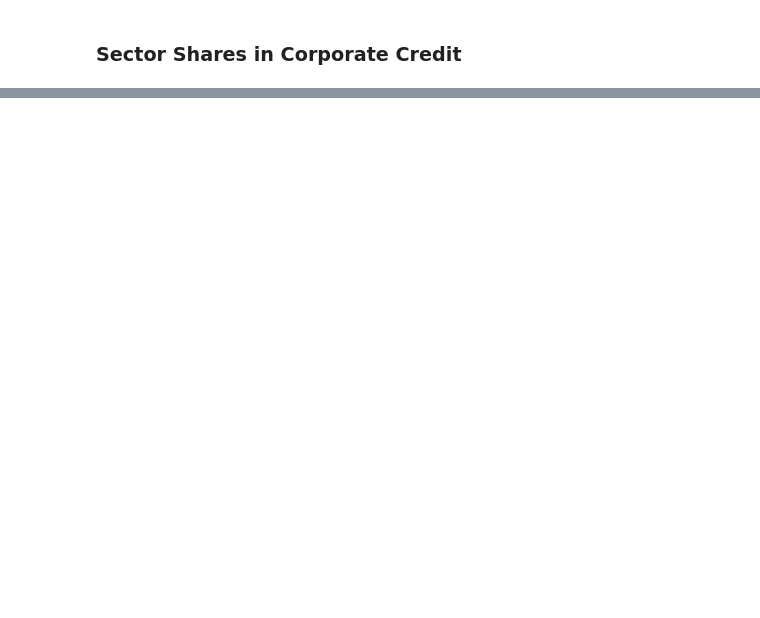
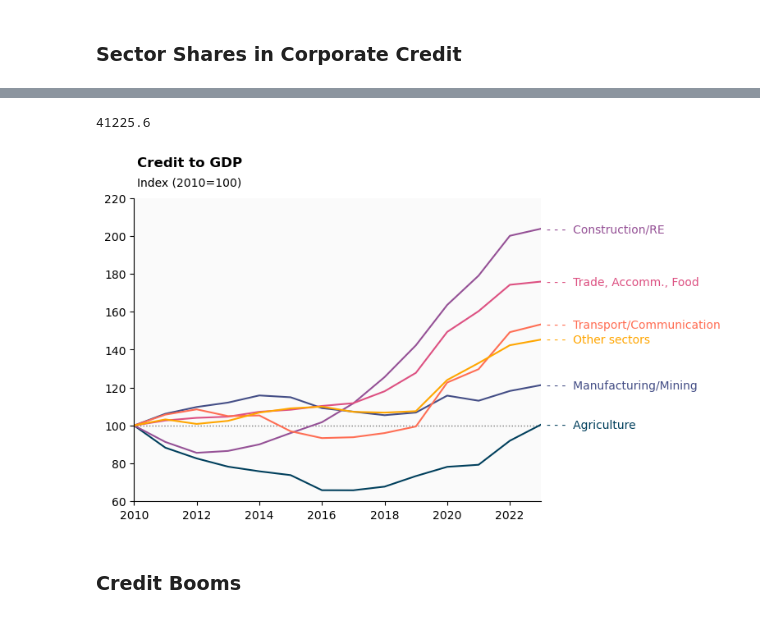
Before and after one commit to zogvc/credit-misallocation-and-business-cycle, a Jupyter notebook: figures.ipynb, the cells around one changed output, grey strips where cells are left out. Saved outputs shown, nothing was run; the diff lists cells and outputs as text; code cells hidden in the pictures; blank space fills up the shorter version.

```diff
--- a/figures.ipynb
+++ b/figures.ipynb
@@ -60,0 +99,45 @@ fig.savefig('./figures/firm_credit_to_gdp.png')
+# %%
+ifc_annual = ifc.iloc[3::4, :]
+# %%
+ifc_annual.agr.iloc[0]
+# %% [output]
+41225.6
+# %%
+data = ifc_annual.div(gdp['2010':].values)
+# %%
+data = data.apply(to_index) * 100
+# %%
+data.index = pd.to_datetime([str(yr) for yr in range(2010, 2024)])
+# %%
+fig, ax = plt.subplots()
+
+# styles
+y = [100.530421, 121.316233, 203.824322, 175.919726, 153.383208, 145.339754]
+i = ['Agriculture', 'Manufacturing/Mining', 'Construction/RE', 'Trade, Accomm., Food', 'Transport/Communication', 'Other sectors']
+c = ['#003f5c', '#444e86', '#955196', '#dd5182', '#ff6e54', '#ffa600']
+
+ax.axhline(100, ls=':', color='k', lw=1, alpha=0.5)
+for j in range(6):
+    ax.plot(data.iloc[:, j], color=c[j])
+
+
+#ax.set_title('Credit to GDP (Index 2010=100)', loc='left', pad=10)
+ax.set_ylim([60, 220])
+ax.spines['top'].set_visible(False)
+ax.spines['right'].set_visible(False)
+ax.set(xmargin=0, ymargin=0)
+ax.set_facecolor('#FAFAFA')
+
+# Add titles
+fig.text(x=0.13, y=0.96, s='Credit to GDP', size='large', weight='semibold') # title
+fig.text(x=0.13, y=0.91, s='Index (2010=100)', size='medium', weight='medium') # subtitle
+
+# Add labels
+for idx in range(6):
+    ax.text(x=pd.to_datetime('2023-03-01'), y=y[idx]-2, s='- - -  '+i[idx], color=c[idx])
+
+plt.show()
+# %% [output]
+[figure, added]
+# %% [markdown]
+### **Credit Booms**
```
Also changed, not shown: parts of 5 cells of this notebook, 1 other file.
